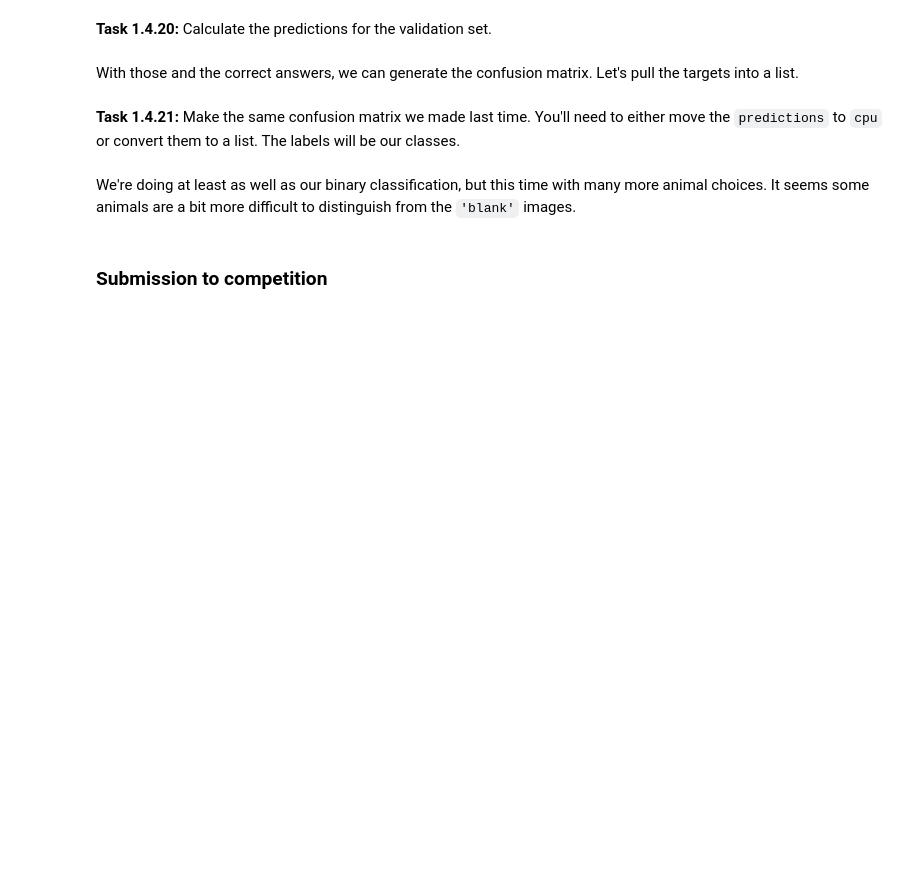
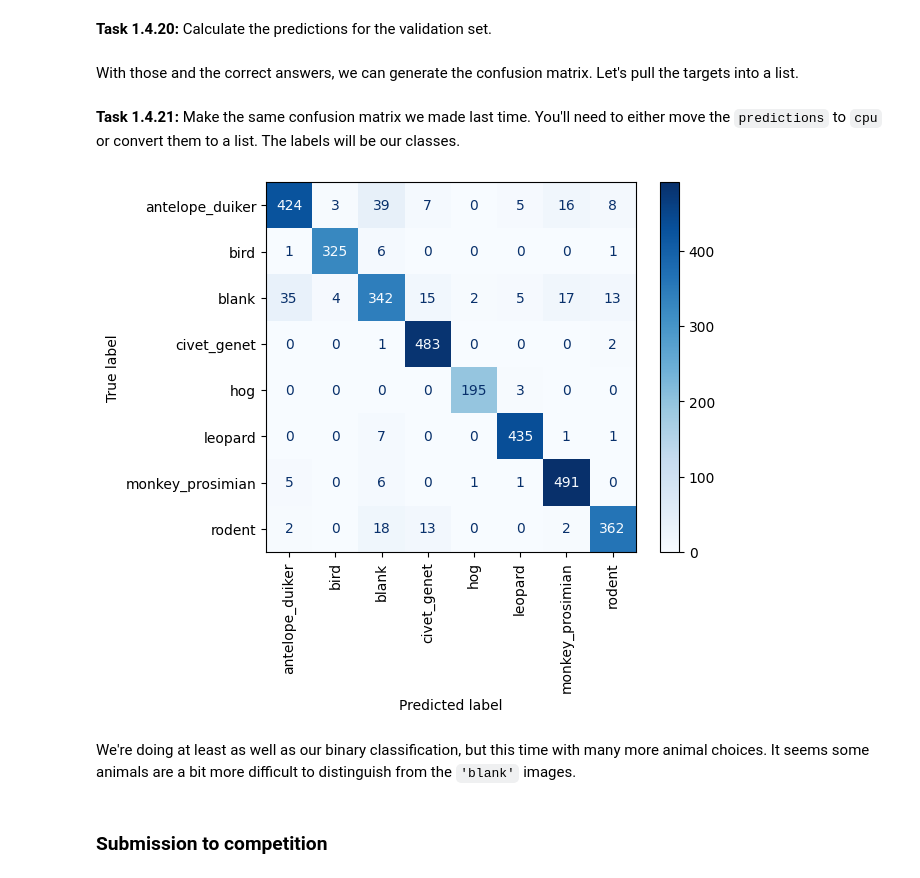
Before and after one commit to Phavour-EBEN/Applied-AI-Lab-Computer-Vision, a Jupyter notebook: 014-multiclass-classification.ipynb, the cells around one changed output. Saved outputs shown, nothing was run; the diff lists cells and outputs as text; code cells hidden in the pictures; blank space fills up the shorter version.

Commit message:
error fixed and model completely built

```diff
--- a/014-multiclass-classification.ipynb
+++ b/014-multiclass-classification.ipynb
@@ -723,0 +778,2 @@ train(...)
+# %%
+train(model, optimizer,loss_fn, train_loader, val_loader, epochs=5, device=device)
@@ -739,3 +798,6 @@ predictions = ...
+# %%
+probabilities = predict(model, val_loader, device)
+predictions = torch.argmax(probabilities, dim=1)
 # %% [markdown]
 With those and the correct answers, we can generate the confusion matrix. Let's pull the targets into a list.
 # %%
@@ -746,12 +808,14 @@ for _, labels in tqdm(val_loader):
 # %% [markdown]
 **Task 1.4.21:** Make the same confusion matrix we made last time. You'll need to either move the `predictions` to `cpu` or convert them to a list. The labels will be our classes.
 # %%
-cm = ...
+cm = confusion_matrix(targets, predictions.cpu())
 
-disp = ...
+disp = ConfusionMatrixDisplay(confusion_matrix=cm, display_labels=classes)
 
 disp.plot(cmap=plt.cm.Blues, xticks_rotation="vertical")
 plt.show();
+# %% [output]
+[figure, added]
 # %% [markdown]
 We're doing at least as well as our binary classification, but this time with many more animal choices. It seems some animals are a bit more difficult to distinguish from the `'blank'` images.
 # %% [markdown]
```
Also changed, not shown: parts of 29 cells of this notebook.
